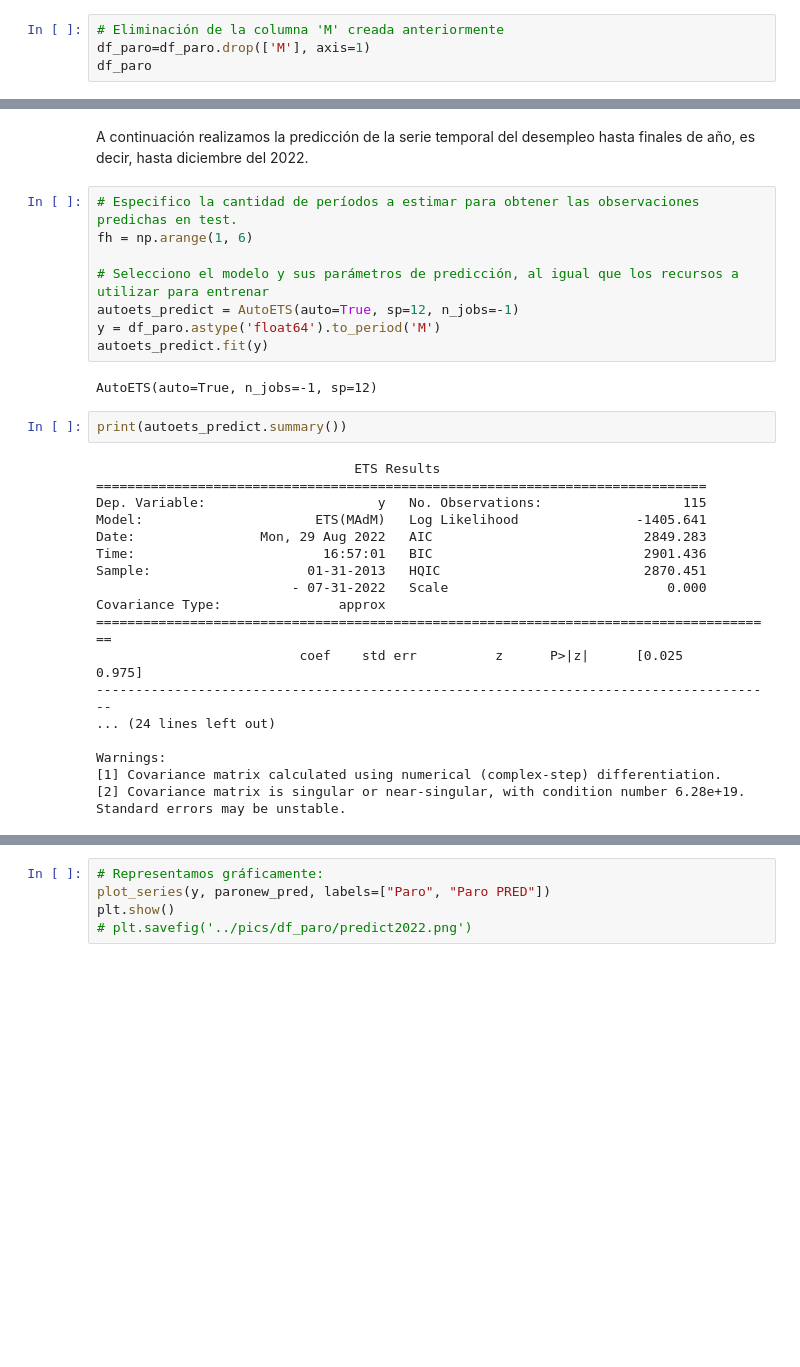
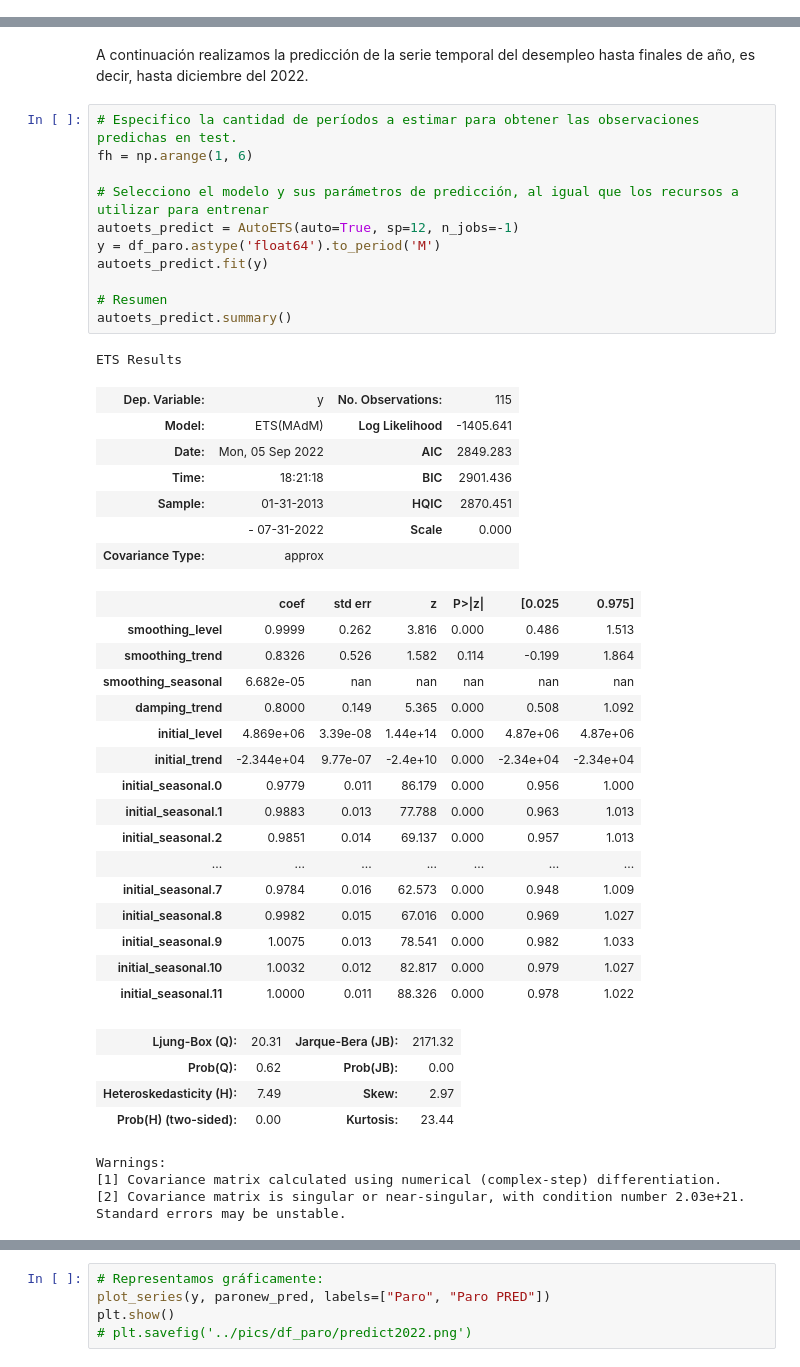
Before and after one commit to algoriv92/TFM, a Jupyter notebook: notebooks/df_paro.ipynb, the cells around one changed output, grey strips where cells are left out. Cells and saved outputs as stored; diff of their text form; blank space fills up the shorter version.

```diff
--- a/notebooks/df_paro.ipynb
+++ b/notebooks/df_paro.ipynb
@@ -500,7 +432,3 @@ Confirmamos que el modelo ETS, para este caso concreto, predice algo mejor ya qu
 FB Prophet es un modelo muy extendido para la predicción de series temporales desarrollado por Facebook. El objetivo de este paquete es dar a los usuarios una herramienta potente y de fácil uso para predecir resultados de distintas series temporales. Este modelo alcanza sus mejores resultados con series estacionarias o series con una tendencia y estacionalidad marcadas, como es el caso del turismo en España. Suele ser peor cuando aumenta la aleatoria de la muestra.
 # %% [markdown]
 Dentro de nuestro DataFrame cambiamos el nombre de la columna temporal *'Periodo'* y la de la variable objetivo *'Total'* por *'ds'* e *'y'*, y también quitamos el Periodo como índice, pues todos estos cambios son necesarios para que el modelo funcione bien.
-# %%
-# Eliminación de la columna 'M' creada anteriormente
-df_paro=df_paro.drop(['M'], axis=1)
-df_paro
@@ -633,33 +521,46 @@ A continuación realizamos la predicción de la serie temporal del desempleo has
 # %%
 # Especifico la cantidad de períodos a estimar para obtener las observaciones predichas en test.
 fh = np.arange(1, 6)
 
 # Selecciono el modelo y sus parámetros de predicción, al igual que los recursos a utilizar para entrenar
 autoets_predict = AutoETS(auto=True, sp=12, n_jobs=-1)
 y = df_paro.astype('float64').to_period('M')
 autoets_predict.fit(y)
+
+# Resumen
+autoets_predict.summary()
 # %% [output]
-AutoETS(auto=True, n_jobs=-1, sp=12)
+ETS Results
+| Dep. Variable: | y | No. Observations: | 115 |
+| Model: | ETS(MAdM) | Log Likelihood | -1405.641 |
+| Date: | Mon, 05 Sep 2022 | AIC | 2849.283 |
+| Time: | 18:21:18 | BIC | 2901.436 |
+| Sample: | 01-31-2013 | HQIC | 2870.451 |
+|  | - 07-31-2022 | Scale | 0.000 |
+| Covariance Type: | approx |  |  |
+|  | coef | std err | z | P>|z| | [0.025 | 0.975] |
+| smoothing_level | 0.9999 | 0.262 | 3.816 | 0.000 | 0.486 | 1.513 |
+| smoothing_trend | 0.8326 | 0.526 | 1.582 | 0.114 | -0.199 | 1.864 |
+| smoothing_seasonal | 6.682e-05 | nan | nan | nan | nan | nan |
+| damping_trend | 0.8000 | 0.149 | 5.365 | 0.000 | 0.508 | 1.092 |
+| initial_level | 4.869e+06 | 3.39e-08 | 1.44e+14 | 0.000 | 4.87e+06 | 4.87e+06 |
+| initial_trend | -2.344e+04 | 9.77e-07 | -2.4e+10 | 0.000 | -2.34e+04 | -2.34e+04 |
+| initial_seasonal.0 | 0.9779 | 0.011 | 86.179 | 0.000 | 0.956 | 1.000 |
+| initial_seasonal.1 | 0.9883 | 0.013 | 77.788 | 0.000 | 0.963 | 1.013 |
+| initial_seasonal.2 | 0.9851 | 0.014 | 69.137 | 0.000 | 0.957 | 1.013 |
+| ... | ... | ... | ... | ... | ... | ... |
+| initial_seasonal.7 | 0.9784 | 0.016 | 62.573 | 0.000 | 0.948 | 1.009 |
+| initial_seasonal.8 | 0.9982 | 0.015 | 67.016 | 0.000 | 0.969 | 1.027 |
+| initial_seasonal.9 | 1.0075 | 0.013 | 78.541 | 0.000 | 0.982 | 1.033 |
+| initial_seasonal.10 | 1.0032 | 0.012 | 82.817 | 0.000 | 0.979 | 1.027 |
+| initial_seasonal.11 | 1.0000 | 0.011 | 88.326 | 0.000 | 0.978 | 1.022 |
+| Ljung-Box (Q): | 20.31 | Jarque-Bera (JB): | 2171.32 |
+| Prob(Q): | 0.62 | Prob(JB): | 0.00 |
+| Heteroskedasticity (H): | 7.49 | Skew: | 2.97 |
+| Prob(H) (two-sided): | 0.00 | Kurtosis: | 23.44 |
+Warnings:
+[1] Covariance matrix calculated using numerical (complex-step) differentiation.
+[2] Covariance matrix is singular or near-singular, with condition number 2.03e+21. Standard errors may be unstable.
-# %%
-print(autoets_predict.summary())
-# %% [output]
-                                 ETS Results
-==============================================================================
-Dep. Variable:                      y   No. Observations:                  115
-Model:                      ETS(MAdM)   Log Likelihood               -1405.641
-Date:                Mon, 29 Aug 2022   AIC                           2849.283
-Time:                        16:57:01   BIC                           2901.436
-Sample:                    01-31-2013   HQIC                          2870.451
-                         - 07-31-2022   Scale                            0.000
-Covariance Type:               approx
-=======================================================================================
-                          coef    std err          z      P>|z|      [0.025      0.975]
----------------------------------------------------------------------------------------
-... (24 lines left out)
-
-Warnings:
-[1] Covariance matrix calculated using numerical (complex-step) differentiation.
-[2] Covariance matrix is singular or near-singular, with condition number 6.28e+19. Standard errors may be unstable.
 # %%
 # Predicción del desempleo para los próximos 6 meses:
 paronew_pred = autoets_predict.predict(fh=list(fh))
```
Also changed, not shown: parts of 31 cells of this notebook, 26 other files.
